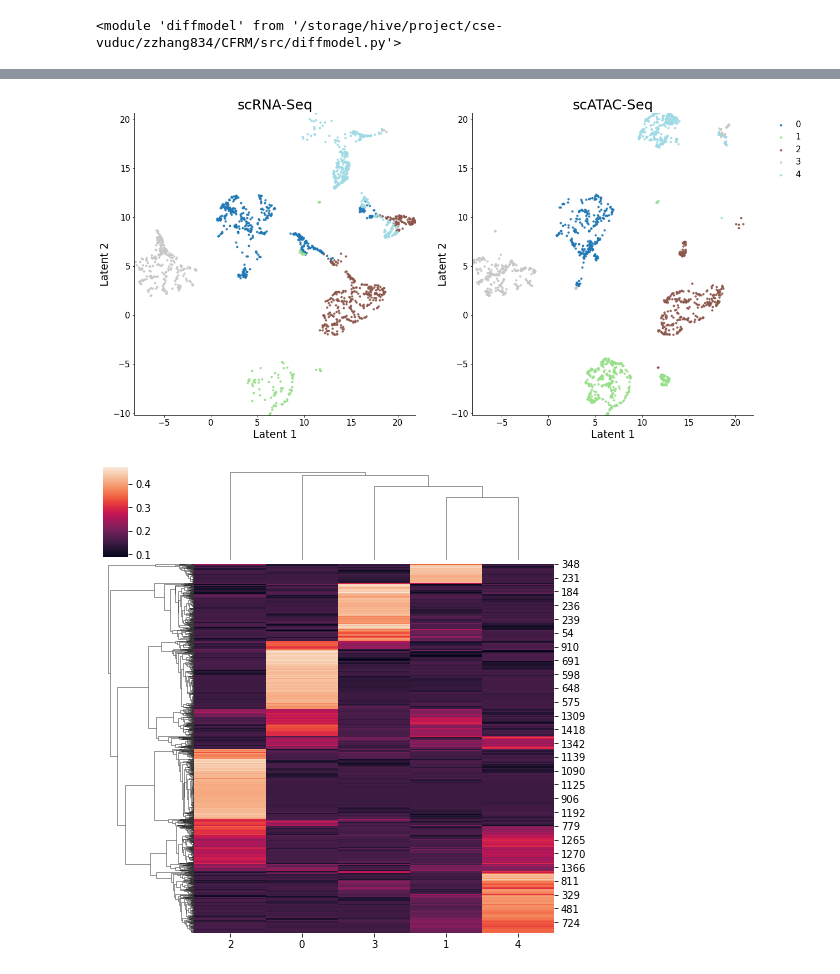
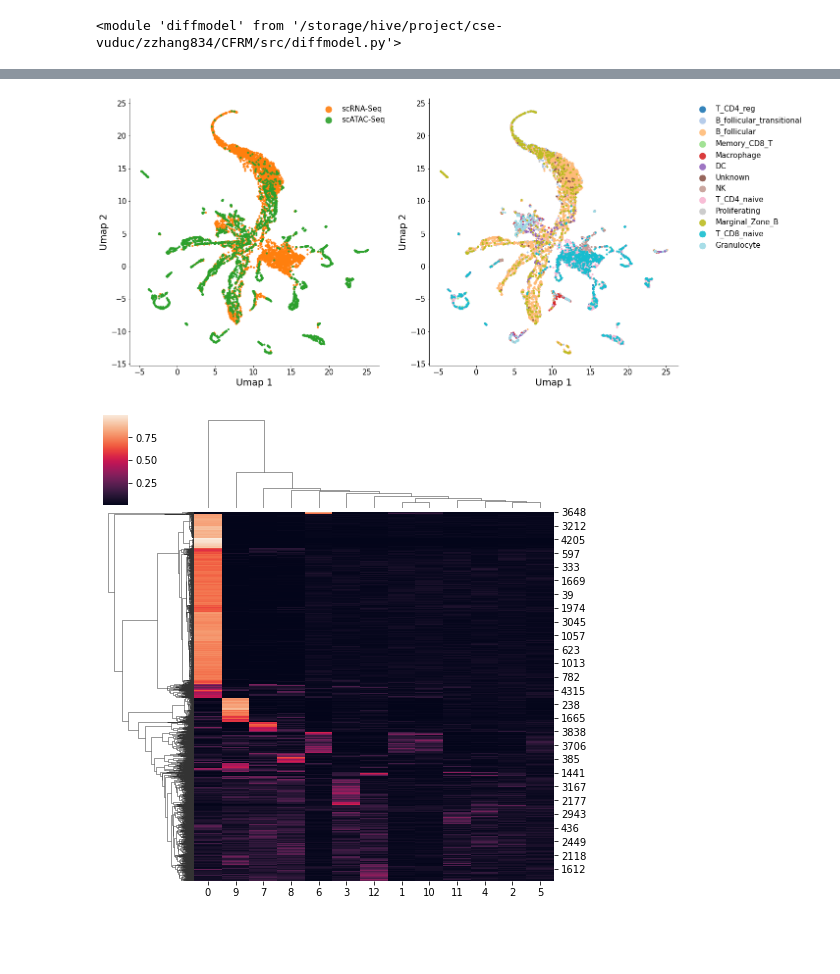
Before and after one commit to PeterZZQ/scMoMaT, a Jupyter notebook: src/test_diff.ipynb, the cells around one changed output, grey strips where cells are left out. Cells and saved outputs as stored; diff of their text form; code cells hidden in the pictures; blank space fills up the shorter version.

```diff
--- a/src/test_diff.ipynb
+++ b/src/test_diff.ipynb
@@ -188,0 +247,15 @@ Epoch 300, Validating Loss: -105.1513
+# %%
+dir = '../data/real/Xichen/small_ver'
+
+counts_rna = sp.load_npz(os.path.join(dir, 'GxC1_small.npz'))
+counts_atac = sp.load_npz(os.path.join(dir, 'RxC2_small.npz')).astype(np.float32)
+A = sp.load_npz(os.path.join(dir, 'GxR_small.npz'))
+subsample = 1
+
+counts_rna = np.array(counts_rna.todense().T)
+counts_atac = np.array(counts_atac.todense().T)
+counts_rna = counts_rna[::subsample,:]
+counts_atac = counts_atac[::subsample,:]
+A = np.array(A.todense())
+
+counts = {"rna":[counts_rna], "atac": [counts_atac], "gact": [A]}
@@ -188,0 +268,8 @@ Epoch 300, Validating Loss: -105.1513
+# %%
+# train model
+alpha = [1000, 1000, 100, 100, 1, 1, 0, 0]
+# alpha = [1000, 1000, 100, 100, 1, 0, 0, 0]
+model1 = diffmodel.cfrm_diff(counts, N1 = 13, N2 = 13, K = 13, batch_size = 0.1, interval=100, lr=1e-3, alpha = alpha, seed = 0, learn_gact = False).to(device)
+
+model1.train_func(T = 10000)
+# model1.load_state_dict(torch.load(f'../figures/2b5c_ziqi.pt'))
@@ -202,6 +309,0 @@ utils.plot_latent(z[:z_rna.shape[0],:], z[z_rna.shape[0]:,:], label_rna, label_a
-# %%
-# train model
-model1 = diffmodel.cfrm_diff(counts, N1 = 5, N2 = 5, K = 5, batch_size = 0.3, interval=100, lr=1e-3,
-                            alpha = [1000, 1000, 10, 10, 1, 10, 0], seed = 0, learn_gact = False).to(device)
-
-model1.train_func(T = 7000)
@@ -226,10 +312,13 @@ Epoch 200, Validating Loss: 73.5712
 # %%
-z_rna = model1.softmax(model1.C_1).cpu().detach().numpy()
-z_atac = model1.softmax(model1.C_2).cpu().detach().numpy()
+z_rna = model1.softmax(model1.C_1).cpu().detach()
+z_atac = model1.softmax(model1.C_2).cpu().detach()
 
 max_rna = np.argmax(z_rna, axis = 1).squeeze()
 max_atac = np.argmax(z_atac, axis = 1).squeeze()
 
+z_rna, z_atac = utils.match_alignment(z_rna, z_atac, k = 10)
+# z_atac, z_rna = utils.match_alignment(z_atac, z_rna, k = 10)
+
 umap_op = UMAP(n_components = 2, n_neighbors = 15, min_dist = 0.4)
 z = umap_op.fit_transform(np.concatenate((z_rna, z_atac), axis = 0))
 # %%
@@ -239,8 +328,8 @@ utils.plot_latent(z[:z_rna.shape[0],:], z[z_rna.shape[0]:,:], label_rna, label_a
 # %%
-utils.plot_latent(z[:z_rna.shape[0],:], z[z_rna.shape[0]:,:], max_rna, max_atac, mode= "separate", save = None)
+utils.plot_latent(z[:z_rna.shape[0],:], z[z_rna.shape[0]:,:], label_rna, label_atac, mode= "hybrid", axis_label = "Umap", save = None)
 # %% [output]
-[figure, old version]
+[figure, new version]
 # %%
-_ = sns.clustermap(z_rna, figsize = (7,7))
+g = sns.clustermap(z_rna.numpy(), figsize = (7,7))
 # %% [output]
-[figure, old version]
+[figure, new version]
```
Also changed, not shown: parts of 35 cells of this notebook, 4 other files.
